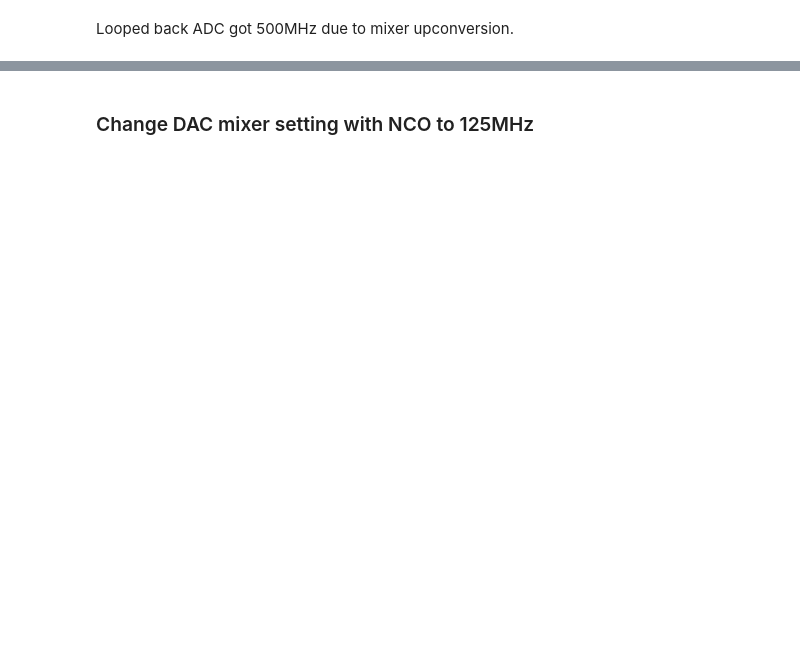
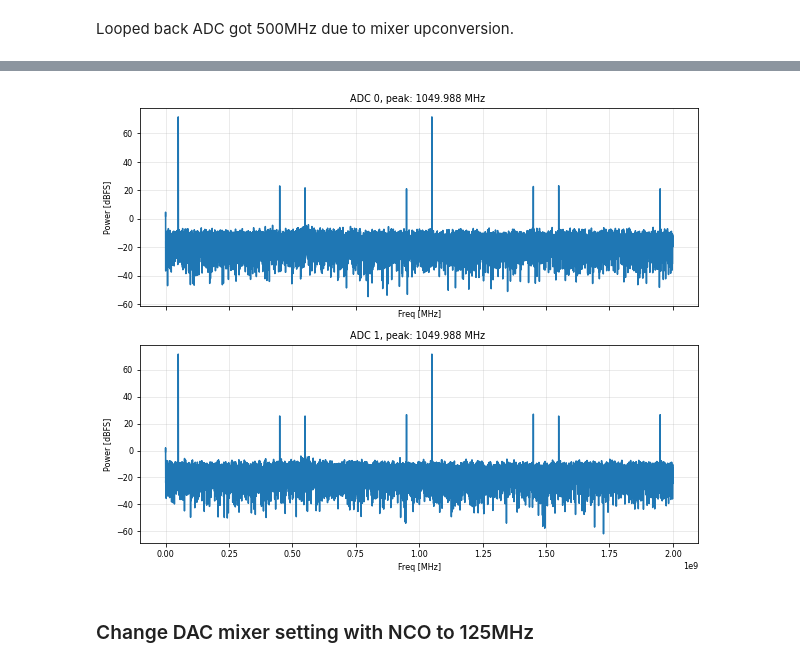
Before and after one commit to BerkeleyLab/LBNL-DSLLRF, a Jupyter notebook: doc/rfsocMTS.ipynb, the cells around one changed output, grey strips where cells are left out. Cells and saved outputs as stored; diff of their text form; code cells hidden in the pictures; blank space fills up the shorter version.

```diff
--- a/doc/rfsocMTS.ipynb
+++ b/doc/rfsocMTS.ipynb
@@ -254,0 +279,4 @@ Looped back ADC got 500MHz due to mixer upconversion.
+# %%
+plot_adc_psd(AlignedCaptureSamples[::2])
+# %% [output]
+[figure, added]
```
Also changed, not shown: parts of 15 cells of this notebook.
